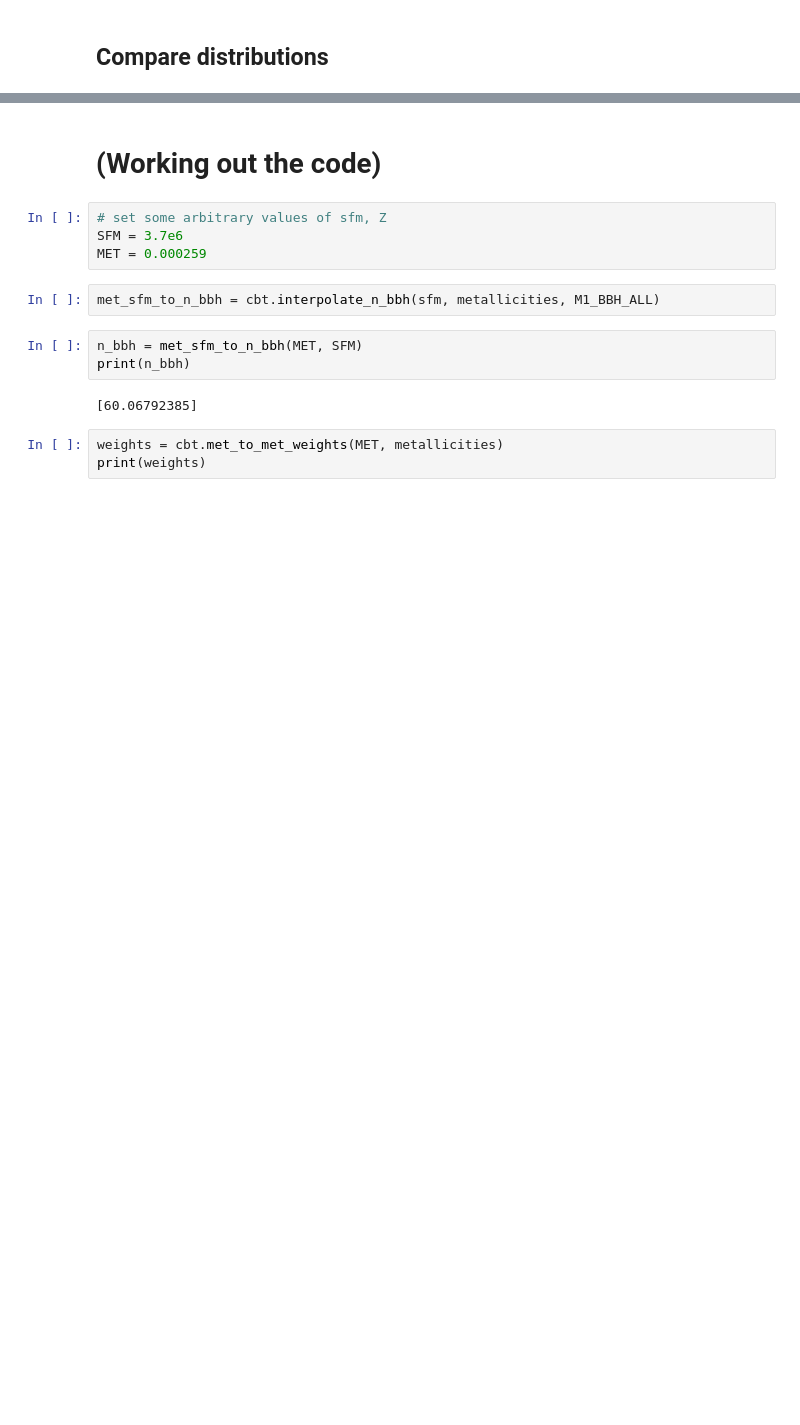
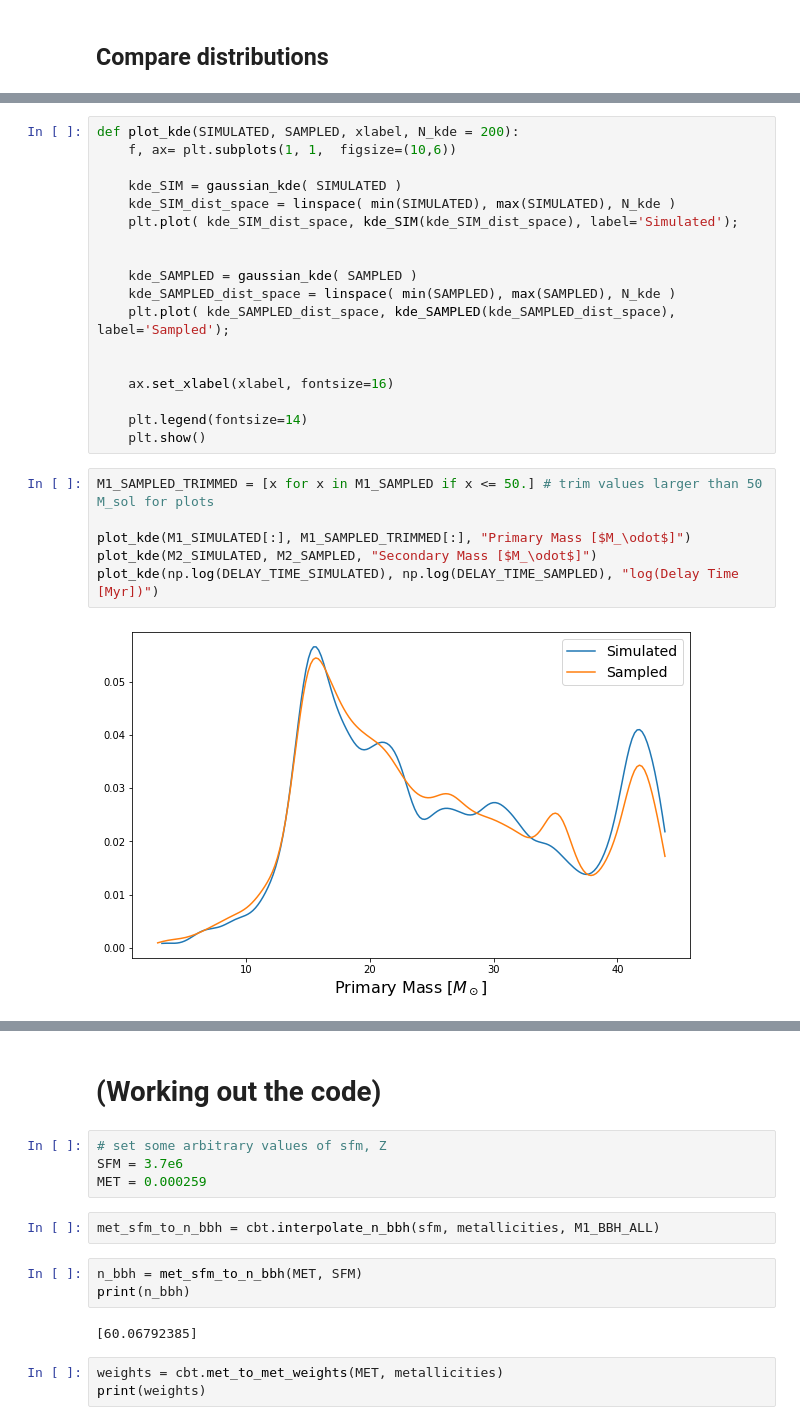
Before and after one commit to veome22/cosmo_bh, a Jupyter notebook: draw_bbhs.ipynb, the cells around one changed output, grey strips where cells are left out. Cells and saved outputs as stored; diff of their text form; blank space fills up the shorter version.

```diff
--- a/draw_bbhs.ipynb
+++ b/draw_bbhs.ipynb
@@ -176,0 +189,26 @@ plt.show()
+# %%
+def plot_kde(SIMULATED, SAMPLED, xlabel, N_kde = 200):
+    f, ax= plt.subplots(1, 1,  figsize=(10,6))
+
+    kde_SIM = gaussian_kde( SIMULATED )
+    kde_SIM_dist_space = linspace( min(SIMULATED), max(SIMULATED), N_kde )
+    plt.plot( kde_SIM_dist_space, kde_SIM(kde_SIM_dist_space), label='Simulated');
+
+
+    kde_SAMPLED = gaussian_kde( SAMPLED )
+    kde_SAMPLED_dist_space = linspace( min(SAMPLED), max(SAMPLED), N_kde )
+    plt.plot( kde_SAMPLED_dist_space, kde_SAMPLED(kde_SAMPLED_dist_space), label='Sampled');
+
+
+    ax.set_xlabel(xlabel, fontsize=16)
+
+    plt.legend(fontsize=14)
+    plt.show()
+# %%
+M1_SAMPLED_TRIMMED = [x for x in M1_SAMPLED if x <= 50.] # trim values larger than 50 M_sol for plots
+
+plot_kde(M1_SIMULATED[:], M1_SAMPLED_TRIMMED[:], "Primary Mass [$M_\odot$]")
+plot_kde(M2_SIMULATED, M2_SAMPLED, "Secondary Mass [$M_\odot$]")
+plot_kde(np.log(DELAY_TIME_SIMULATED), np.log(DELAY_TIME_SAMPLED), "log(Delay Time [Myr])")
+# %% [output]
+[figure, added]
```
Also changed, not shown: parts of 16 cells of this notebook.
